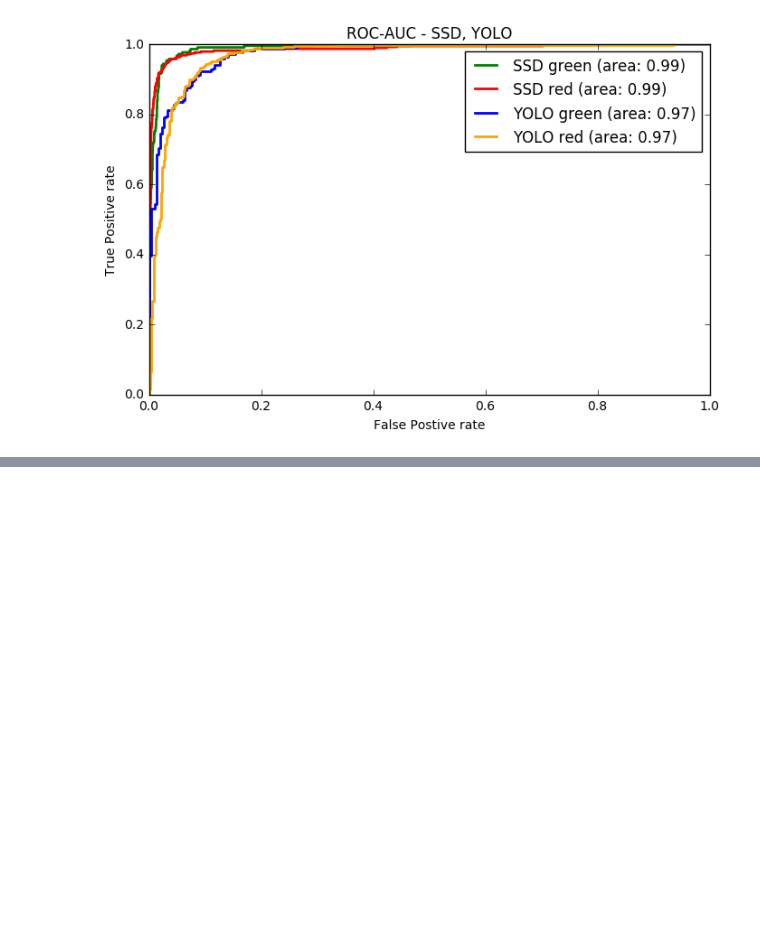
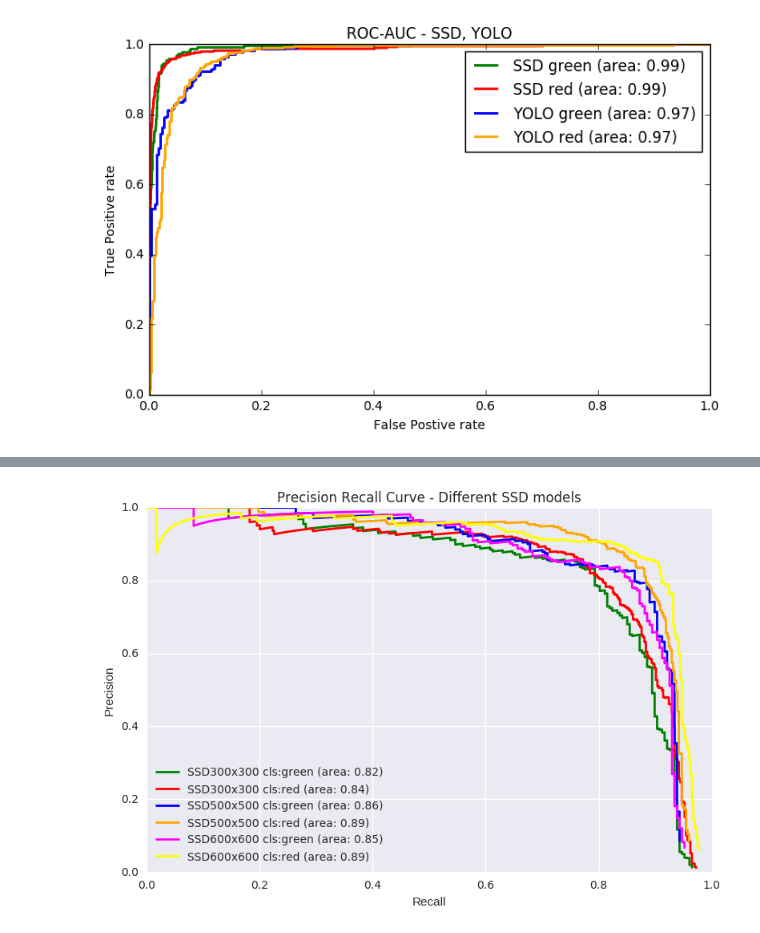
Before and after one commit to SaikiranKannaiah436/RD, a Jupyter notebook: complete_analysis.ipynb, the cells around one changed output, grey strips where cells are left out. Saved outputs shown, nothing was run; the diff lists cells and outputs as text; code cells hidden in the pictures; blank space fills up the shorter version.

```diff
--- a/complete_analysis.ipynb
+++ b/complete_analysis.ipynb
@@ -160,4 +150,0 @@ with open(red_detections) as red:
-# %%
-cv2.destroyAllWindows()
-for i in range(5):
-    cv2.waitKey(1)
@@ -517,0 +801,49 @@ SSD_r: 0.986384, YOLO_r: 0.967677
+# %%
+# ##ROC curves
+# #loading true postive and false postive values of model SSD 300x300
+# x_ssd_g_300 = fp_array_ssdg_aug/np.max(fp_array_ssdg_aug)
+# y_ssd_g_300 = tp_array_ssdg_aug/np.max(tp_array_ssdg_aug)
+# x_ssd_r_300 = fp_array_ssdr_aug/np.max(fp_array_ssdr_aug)
+# y_ssd_r_300 = tp_array_ssdr_aug/np.max(tp_array_ssdr_aug)
+
+# #loading true positive and false postive values of model SSD 500x500
+# x_ssd_g_500 = fp_array_ssdg_500/np.max(fp_array_ssdg_500)
+# y_ssd_g_500 = tp_array_ssdg_500/np.max(tp_array_ssdg_500)
+# x_ssd_r_500 = fp_array_ssdr_500/np.max(fp_array_ssdr_500)
+# y_ssd_r_500 = tp_array_ssdr_500/np.max(tp_array_ssdr_500)
+
+# #loaing true postive and false positive values of model SSD 600x600
+# x_ssd_g_600 = fp_array_ssdg_600/np.max(fp_array_ssdg_600)
+# y_ssd_g_600 = tp_array_ssdg_600/np.max(tp_array_ssdg_600)
+# x_ssd_r_600 = fp_array_ssdr_600/np.max(fp_array_ssdr_600)
+# y_ssd_r_600 = tp_array_ssdr_600/np.max(tp_array_ssdr_600)
+
+
+#Code to calculate the area of the curves for different SSD models
+from sklearn.metrics import auc
+
+area_ssd_g_300 = auc(rec_g_aug, prec_g_aug)
+area_ssd_r_300 = auc(rec_r_aug, prec_r_aug)
+
+area_ssd_g_500 = auc(rec_g_500, prec_g_500)
+area_ssd_r_500 = auc(rec_r_500, prec_r_500)
+
+area_ssd_g_600 = auc(rec_g_600, prec_g_600)
+area_ssd_r_600 = auc(rec_r_600, prec_r_600)
+
+#Code to plot the precision recall curves
+
+plt.plot(rec_g_aug, prec_g_aug, lw=2, color='green', label = 'SSD300x300 cls:green (area: %0.2f)'% area_ssd_g_300)
+plt.plot(rec_r_aug, prec_r_aug, lw=2, color='red', label = 'SSD300x300 cls:red (area: %0.2f)' % area_ssd_r_300)
+plt.plot(rec_g_500, prec_g_500, lw=2, color='blue', label = 'SSD500x500 cls:green (area: %0.2f)' % area_ssd_g_500)
+plt.plot(rec_r_500, prec_r_500, lw=2, color='orange', label = 'SSD500x500 cls:red (area: %0.2f)' % area_ssd_r_500)
+plt.plot(rec_g_600, prec_g_600, lw=2, color='magenta', label = 'SSD600x600 cls:green (area: %0.2f)' % area_ssd_g_600)
+plt.plot(rec_r_600, prec_r_600, lw=2, color='yellow', label = 'SSD600x600 cls:red (area: %0.2f)' % area_ssd_r_600)
+plt.xlabel("Recall")
+plt.ylabel("Precision")
+plt.title("Precision Recall Curve - Different SSD models")
+plt.legend(loc='lower left')
+plt.tight_layout()
+plt.savefig('prec_rec_all_ssd.png', bbox_inches='tight')
+# %% [output]
+[figure, added]
```
Also changed, not shown: parts of 25 cells of this notebook.
